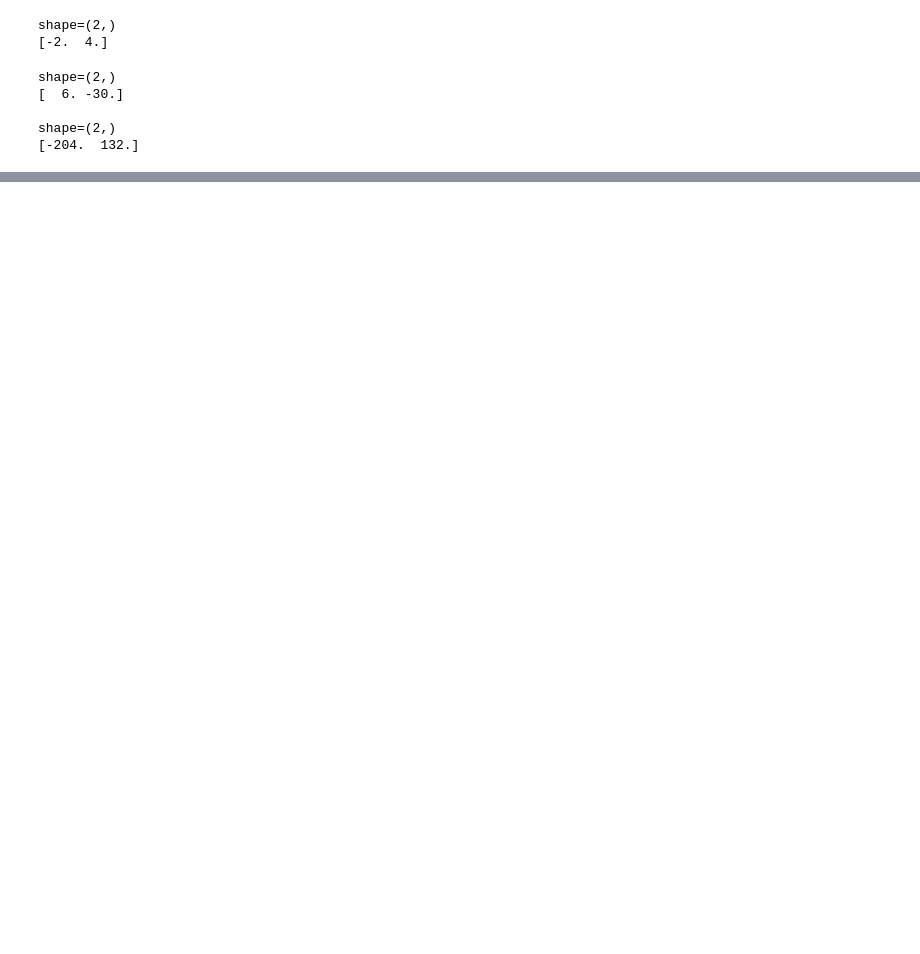
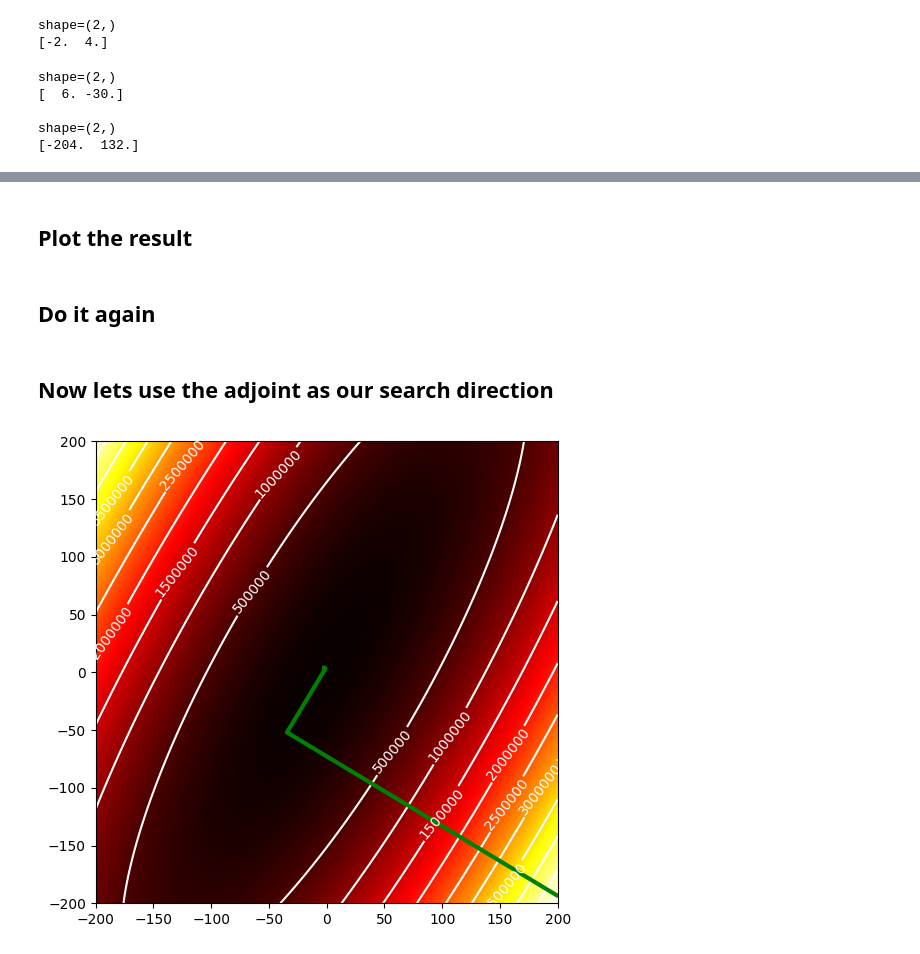
Before and after one commit to GP211/2023-fall-class-notebooks, a Jupyter notebook: in-class/Inversion-OOP.ipynb, the cells around one changed output, grey strips where cells are left out. Drawn from its saved outputs; the diff is of its cells as text; code cells hidden in the pictures; blank space fills up the shorter version.

```diff
--- a/in-class/Inversion-OOP.ipynb
+++ b/in-class/Inversion-OOP.ipynb
@@ -288,0 +386,28 @@ shape=(2,)
+# %%
+import matplotlib.pyplot as plt
+
+def objPlot(oper,mod,mn,mx,npts,col):
+
+  npts=300
+  obj=np.zeros((npts,npts))
+  test=dat.clone()
+  ix=0
+  tmp=oper._domain.clone()
+  for x in np.linspace(mn,mx,npts):
+    iy=0
+    for y in np.linspace(mn,mx,npts):
+      tmp.get_nd_array()[:]=(y,x)
+      oper.forward(False,tmp,test)
+      test.scale_add(dat,1,-1)
+      obj[ix,iy]=test.dot(test)
+      iy+=1
+    ix+=1
+  plt.figure(figsize=(8,6))
+  contours = plt.contour(np.linspace(mn,mx,npts), np.linspace(mn,mx,npts), obj, 10, colors='white')
+  plt.clabel(contours, inline=1, fontsize=10)
+  plt.imshow(obj[::-1,:],extent=(mn,mx,mn,mx),cmap=plt.cm.hot)
+  x=[[v[0]] for v in mod ]
+  y=[[v[1]] for v in mod ]
+  plt.plot(x, y, color=col, linewidth=3)
+# %% [markdown]
+## Plot the result
@@ -288,0 +416,2 @@ shape=(2,)
+# %% [markdown]
+## Do it again
@@ -288,0 +425,22 @@ shape=(2,)
+# %% [markdown]
+## Now lets use the adjoint as our search direction
+# %%
+class steepSolver(solver):
+
+  def __init__(self,lop:operator,m0:vec_1d,d:vec_1d):
+    super().__init__(lop,m0,d)
+
+  def updateModRes(self,mod,rr):
+    self._lop.adjoint(False,self._g,rr)
+    alpha=self.steepCalc(self._g,rr)
+    mod.scale_add(self._g,sc2=alpha)
+    rr.scale_add(self._gg,sc2=alpha)
+
+mod.scale(0.)
+mod.get_nd_array()[:]=(199,-193)
+solve=steepSolver(mat_op,mod,dat)
+
+mvec,rvec=solve.iterate(50)
+objPlot(mat_op,mvec,-200,200,300,"green")
+# %% [output]
+[figure, added]
```
Also changed, not shown: parts of 19 cells of this notebook.
